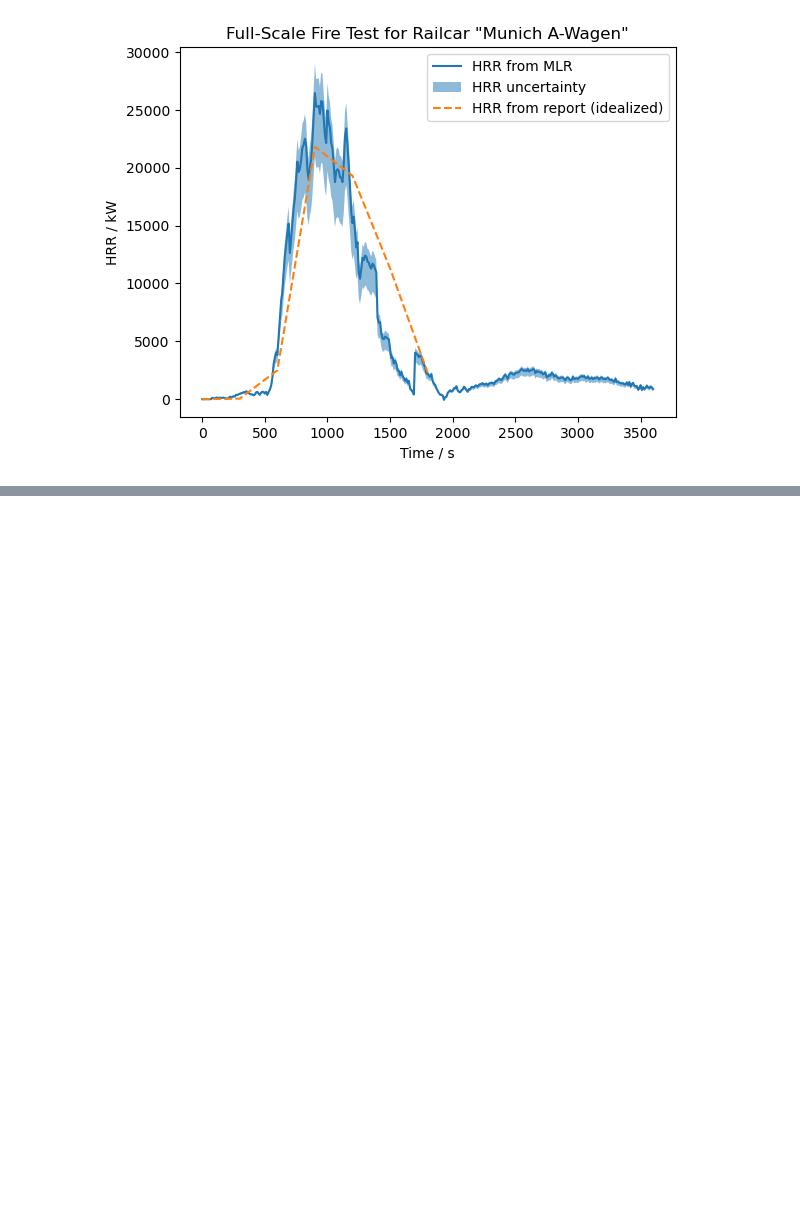
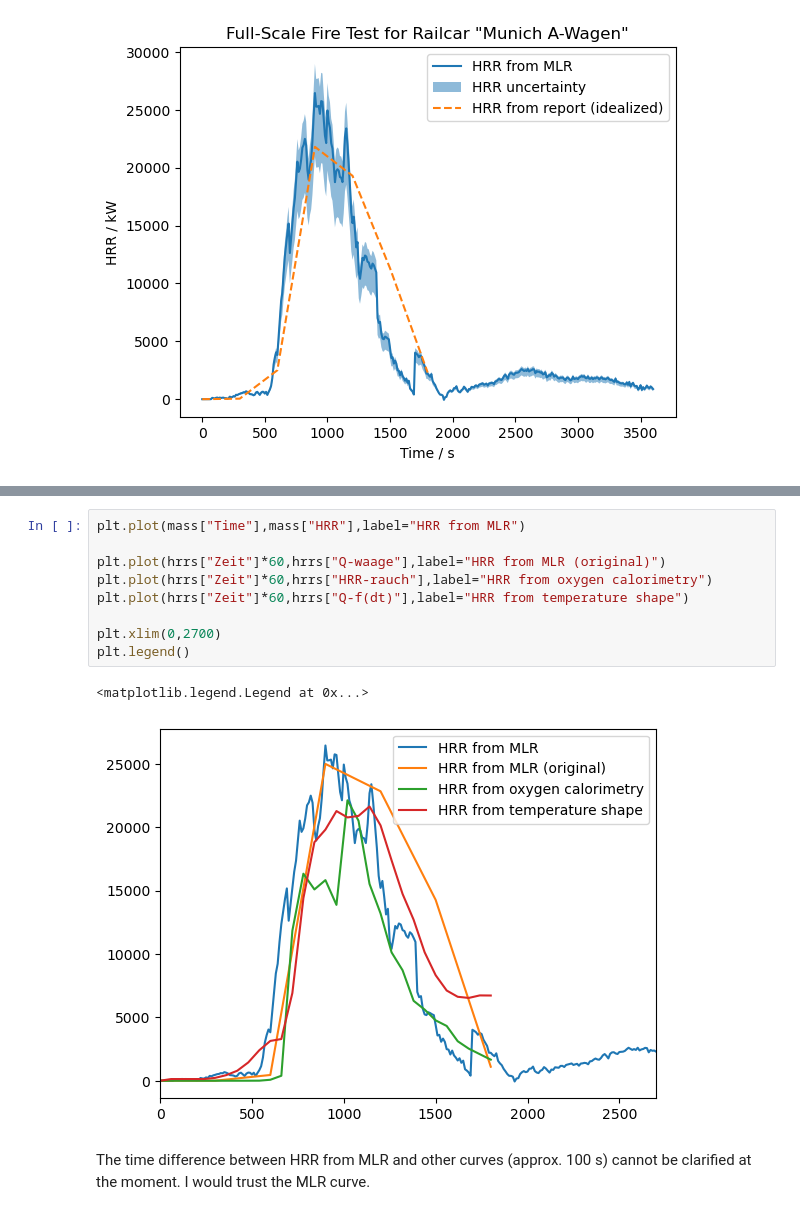
Before and after one commit to openbcl/railcar, a Jupyter notebook: full-scale fire test/full-scale fire test.ipynb, the cells around one changed output, grey strips where cells are left out. Drawn from its saved outputs; the diff is of its cells as text; blank space fills up the shorter version.

```diff
--- a/full-scale fire test/full-scale fire test.ipynb
+++ b/full-scale fire test/full-scale fire test.ipynb
@@ -93,0 +138,14 @@ export.to_csv("full-scale fire test.csv")
+# %%
+plt.plot(mass["Time"],mass["HRR"],label="HRR from MLR")
+
+plt.plot(hrrs["Zeit"]*60,hrrs["Q-waage"],label="HRR from MLR (original)")
+plt.plot(hrrs["Zeit"]*60,hrrs["HRR-rauch"],label="HRR from oxygen calorimetry")
+plt.plot(hrrs["Zeit"]*60,hrrs["Q-f(dt)"],label="HRR from temperature shape")
+
+plt.xlim(0,2700)
+plt.legend()
+# %% [output]
+<matplotlib.legend.Legend at 0x...>
+[figure, added]
+# %% [markdown]
+The time difference between HRR from MLR and other curves (approx. 100 s) cannot be clarified at the moment. I would trust the MLR curve.
```
Also changed, not shown: parts of 10 cells of this notebook, 1 other file.
